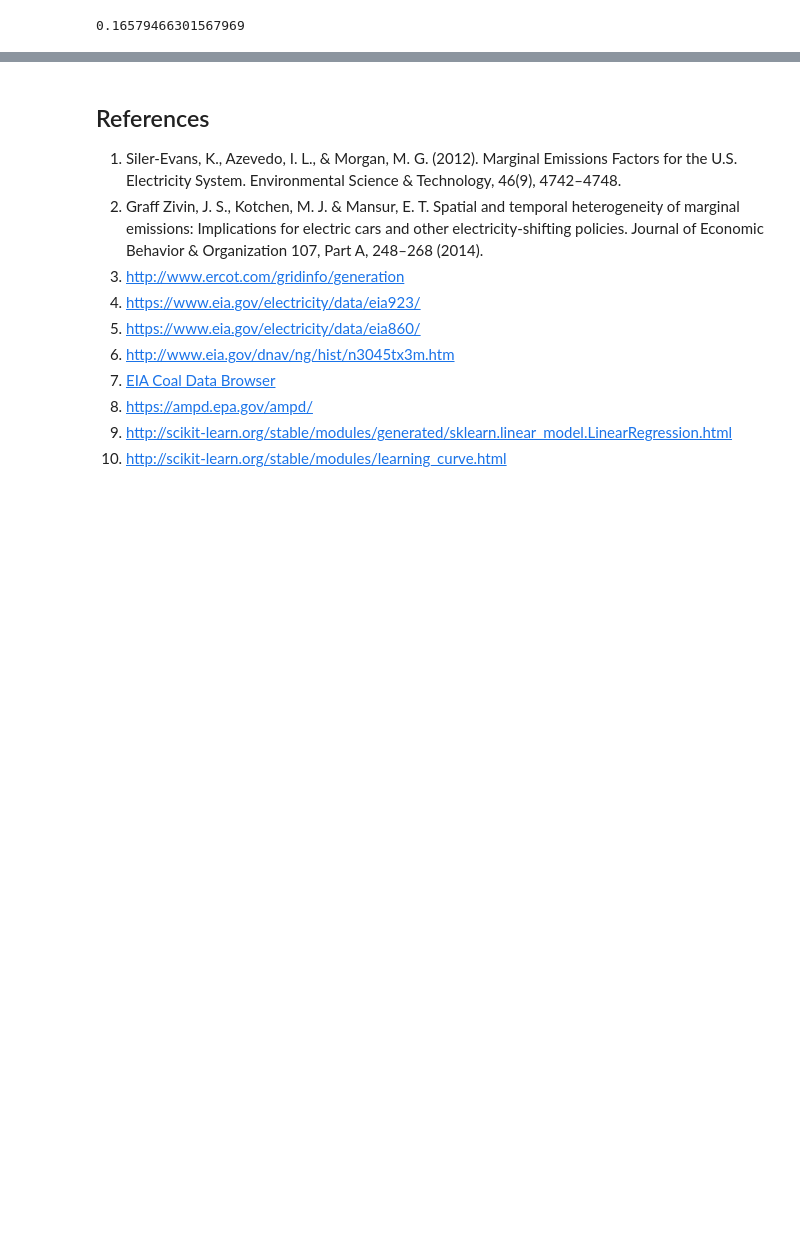
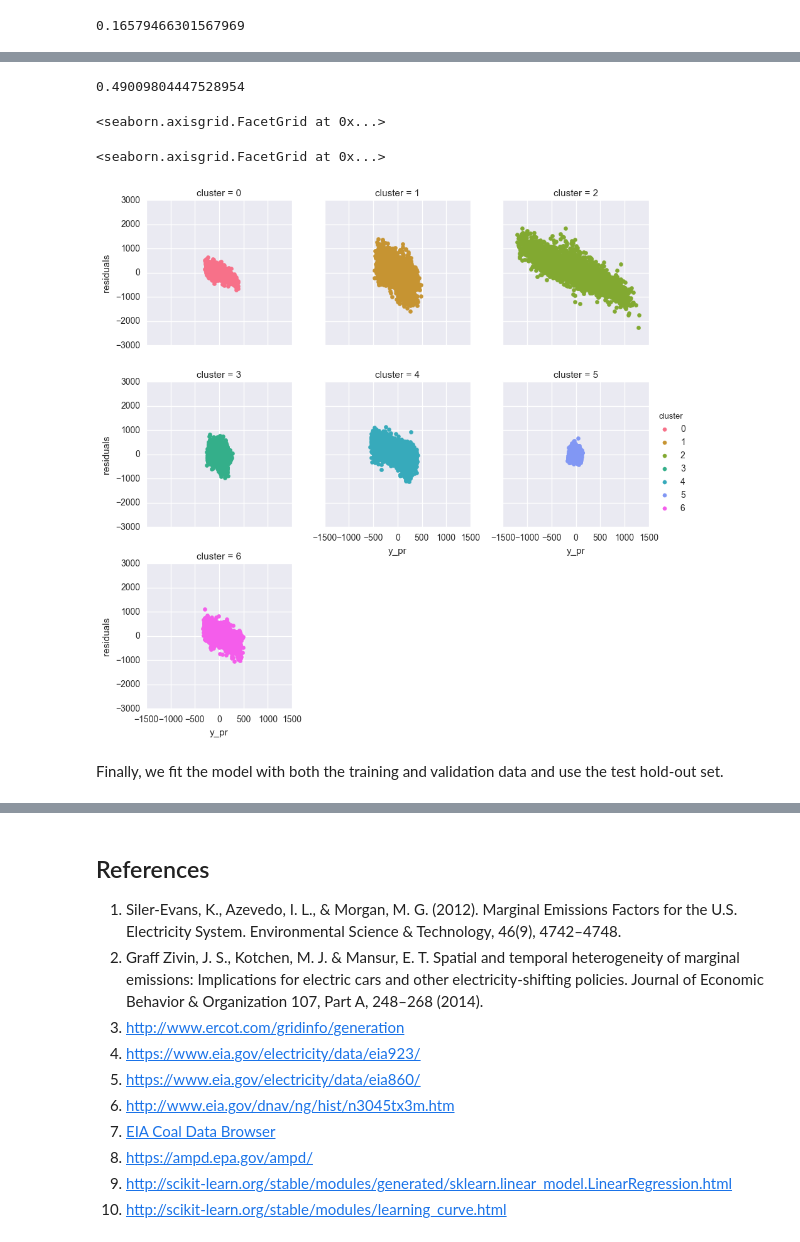
Before and after one commit to gschivley/ERCOT_power, a Jupyter notebook: Final report/Final Report.ipynb, the cells around one changed output, grey strips where cells are left out. Cells and saved outputs as stored; diff of their text form; code cells hidden in the pictures; blank space fills up the shorter version.

```diff
--- a/Final report/Final Report.ipynb
+++ b/Final report/Final Report.ipynb
@@ -1081,0 +1221,4 @@ Since none of the previous methods were able to able to predict the change in cl
+# %%
+gbr = GradientBoostingRegressor(n_estimators=250)
+# %%
+gbr.fit(X_train, y_train)
@@ -1081,0 +1233,22 @@ Since none of the previous methods were able to able to predict the change in cl
+# %%
+gbr.score(X_va, y_va)
+# %% [output]
+0.49009804447528954
+# %%
+y_pr = gbr.predict(X_va)
+# %%
+y_gbr_resids = pd.DataFrame(dict(zip(['Gen Change (MW)', 'y_pr', 'cluster'],
+                               [y_va.values, y_pr, X.loc[X['Year'].isin([2012, 2013]),'cluster'].values])))
+
+y_gbr_resids.loc[:,'residuals'] = y_lm_resids.loc[:,'y_pr'] - y_lm_resids.loc[:,'Gen Change (MW)']
+# %%
+g = sns.FacetGrid(y_gbr_resids, hue='cluster', col='cluster',
+                  col_wrap=3)
+g.map(plt.scatter, 'y_pr', 'residuals')
+g.add_legend()
+# %% [output]
+<seaborn.axisgrid.FacetGrid at 0x...>
+<seaborn.axisgrid.FacetGrid at 0x...>
+[figure, added]
+# %% [markdown]
+Finally, we fit the model with both the training and validation data and use the test hold-out set.
```
Also changed, not shown: parts of 24 cells of this notebook.
